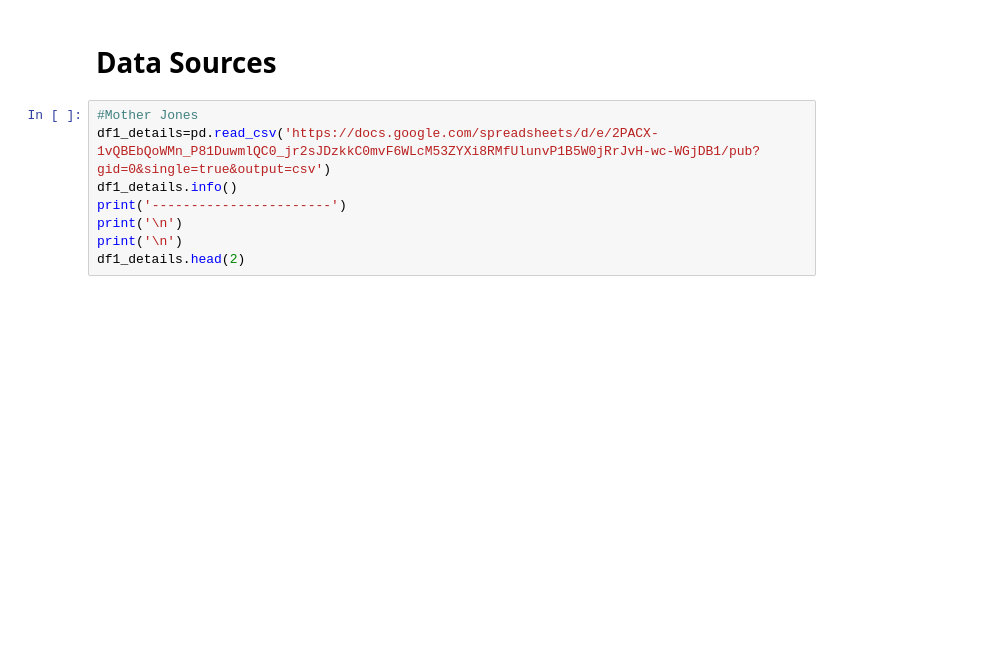
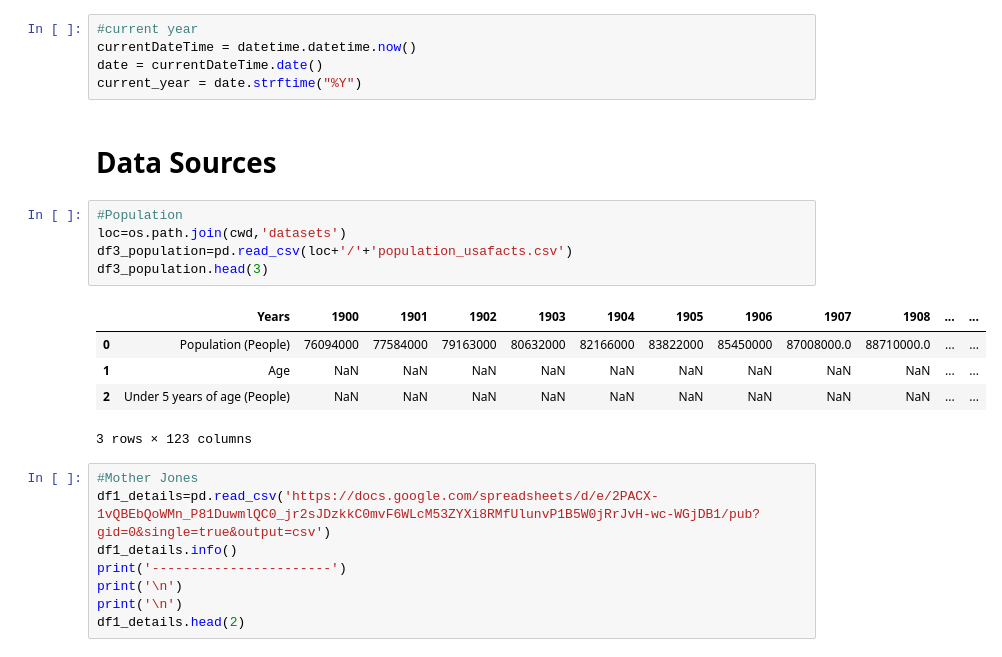
Before and after one commit to aaas24/code_library, a Jupyter notebook: us_gun_violence/us_gun_violence.ipynb, the cells around one changed output. Drawn from its saved outputs; the diff is of its cells as text; blank space fills up the shorter version.

```diff
--- a/us_gun_violence/us_gun_violence.ipynb
+++ b/us_gun_violence/us_gun_violence.ipynb
@@ -12,5 +19,21 @@ cwd
+# %%
+#current year
+currentDateTime = datetime.datetime.now()
+date = currentDateTime.date()
+current_year = date.strftime("%Y")
 # %% [markdown]
 # Data Sources
+# %%
+#Population
+loc=os.path.join(cwd,'datasets')
+df3_population=pd.read_csv(loc+'/'+'population_usafacts.csv')
+df3_population.head(3)
+# %% [output]
+|  | Years | 1900 | 1901 | 1902 | 1903 | 1904 | 1905 | 1906 | 1907 | 1908 | ... | ... |
+| 0 | Population (People) | 76094000 | 77584000 | 79163000 | 80632000 | 82166000 | 83822000 | 85450000 | 87008000.0 | 88710000.0 | ... | ... |
+| 1 | Age | NaN | NaN | NaN | NaN | NaN | NaN | NaN | NaN | NaN | ... | ... |
+| 2 | Under 5 years of age (People) | NaN | NaN | NaN | NaN | NaN | NaN | NaN | NaN | NaN | ... | ... |
+3 rows × 123 columns
 # %%
 #Mother Jones
 df1_details=pd.read_csv('https://docs.google.com/spreadsheets/d/e/2PACX-1vQBEbQoWMn_P81DuwmlQC0_jr2sJDzkkC0mvF6WLcM53ZYXi8RMfUlunvP1B5W0jRrJvH-wc-WGjDB1/pub?gid=0&single=true&output=csv')
```
Also changed, not shown: parts of 24 cells of this notebook, 18 other files.
